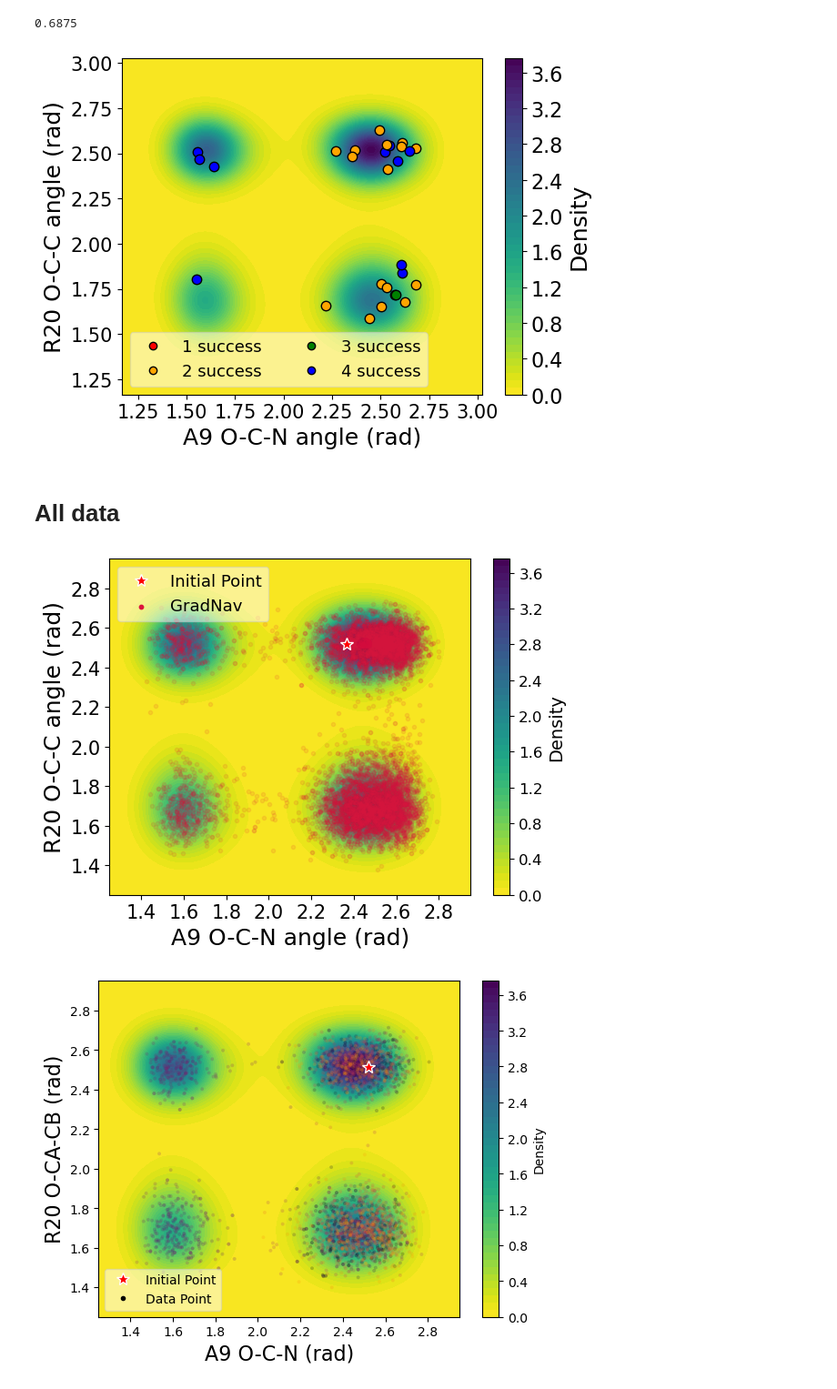
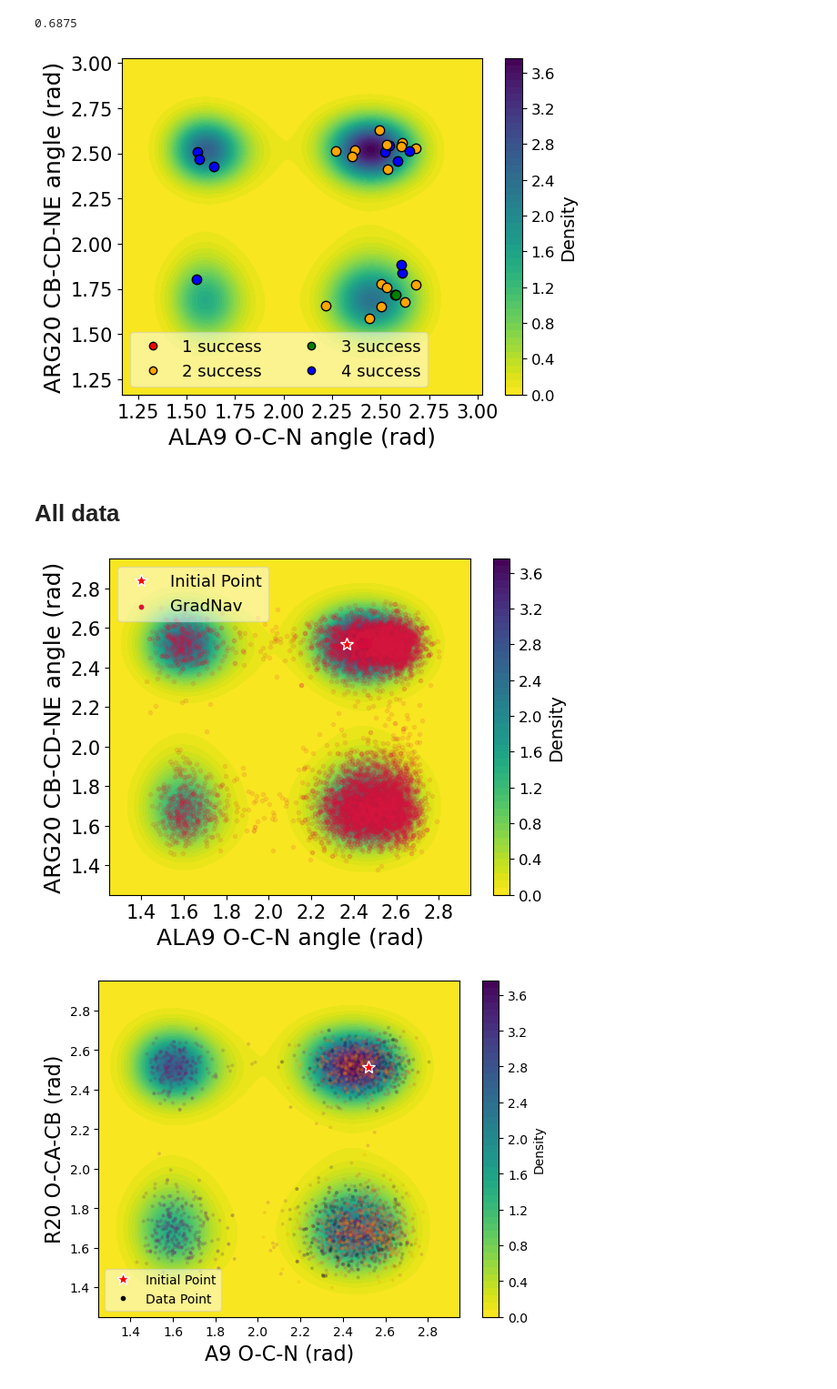
Before and after one commit to hoon-ock/landscape-search, a Jupyter notebook: realsys_analysis.ipynb, the cells around one changed output. Shown at 91% size. Cells and saved outputs as stored; diff of their text form; code cells hidden in the pictures.

```diff
--- a/realsys_analysis.ipynb
+++ b/realsys_analysis.ipynb
@@ -50,8 +50,8 @@ center_points = np.array([[1.61, 2.52], [2.45, 2.52],
 
 x_limits = [1.25, 2.95]
 y_limits = [1.25, 2.95]
-x_label='A9 O-C-N angle (rad)'
-y_label='R20 O-C-C angle (rad)'
+x_label='ALA9 O-C-N angle (rad)'
+y_label='ARG20 CB-CD-NE angle (rad)'
 ft=18
 label_1 = 'MD'
 label_2 = 'GradNav'
@@ -138,27 +138,27 @@ with open(os.path.join(directory_base, 'valid_init_md.pkl'), 'rb') as f:
 # %%
 # Define colors for each value
 colors = {1: 'red', 2: 'orange', 3: 'green', 4: 'blue'}
 
-density_contour(traj[15], xlabel=x_label, ylabel=y_label)
+density_contour(traj[15], xlabel=x_label, ylabel=y_label, fontsize=ft-4)
 
 # Loop through each point and plot it with the corresponding color
 for point in valid_init:
     plt.plot(point[0], point[1], '.',
              color=colors[point[-1]], markeredgecolor='black', markersize=15)
     # plt.text(point[0], point[1], f'{point[3]}', color='black', fontsize=9, ha='right', va='bottom')
     #plt.text(point[0], point[1], f'{int(point[3])}', color='black', fontsize=11) #, ha='right', va='bottom')
 for i in range(len(colors)):
     plt.plot([], [], '.', color=list(colors.values())[i],
              markeredgecolor='black', markersize=12, label=f'{i+1} success')
 plt.legend(fontsize=ft-5, loc='lower left', framealpha=0.5, ncol=2)
 plt.xticks(fontsize=ft-3)
 plt.yticks(fontsize=ft-3)
 plt.xlabel(x_label, fontsize=ft)
 plt.ylabel(y_label, fontsize=ft)
 plt.savefig(os.path.join(directory_base, 'ssir_md.png'),
             dpi=300, bbox_inches='tight')
 # %% [output]
-[figure, old version]
+[figure, new version]
 # %%
 # right region start
 # 1, 2, 3, 4, 5, 6, 7, 8, 9, 10, 11, 12, 13, 14,
@@ -214,7 +214,7 @@ plt.ylabel(y_label, fontsize=ft)
 plt.savefig(os.path.join(directory, 'all_data_OGN.png'),
             dpi=300, bbox_inches='tight')
 # %% [output]
-[figure, old version]
+[figure, new version]
 # %%
 # colors = cm.inferno(np.linspace(0, 0.8, len(all_traj)))
 # density_contour(traj[15], xlabel=x_label, ylabel=y_label)
```
Also changed, not shown: parts of 9 cells of this notebook, 1 other file.
